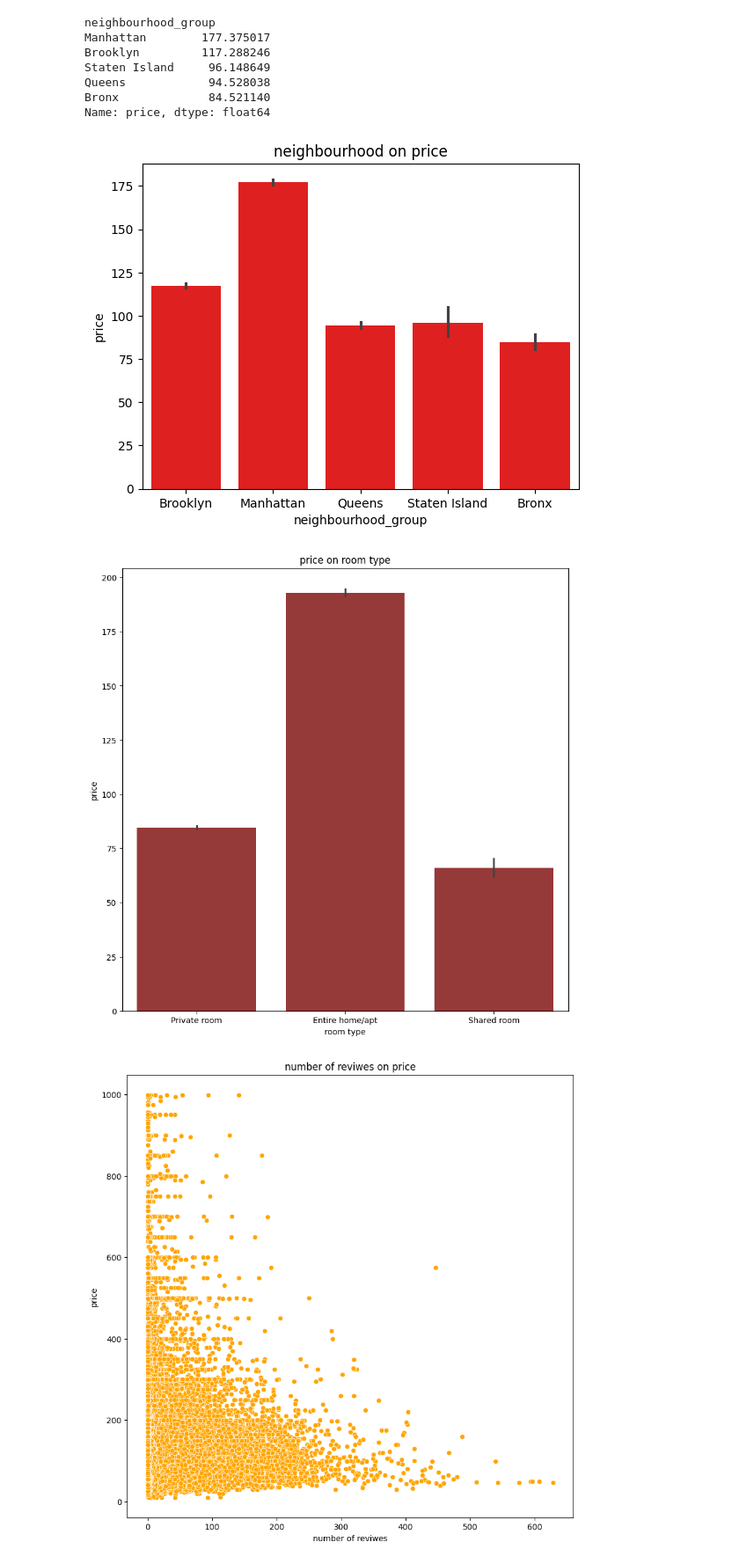
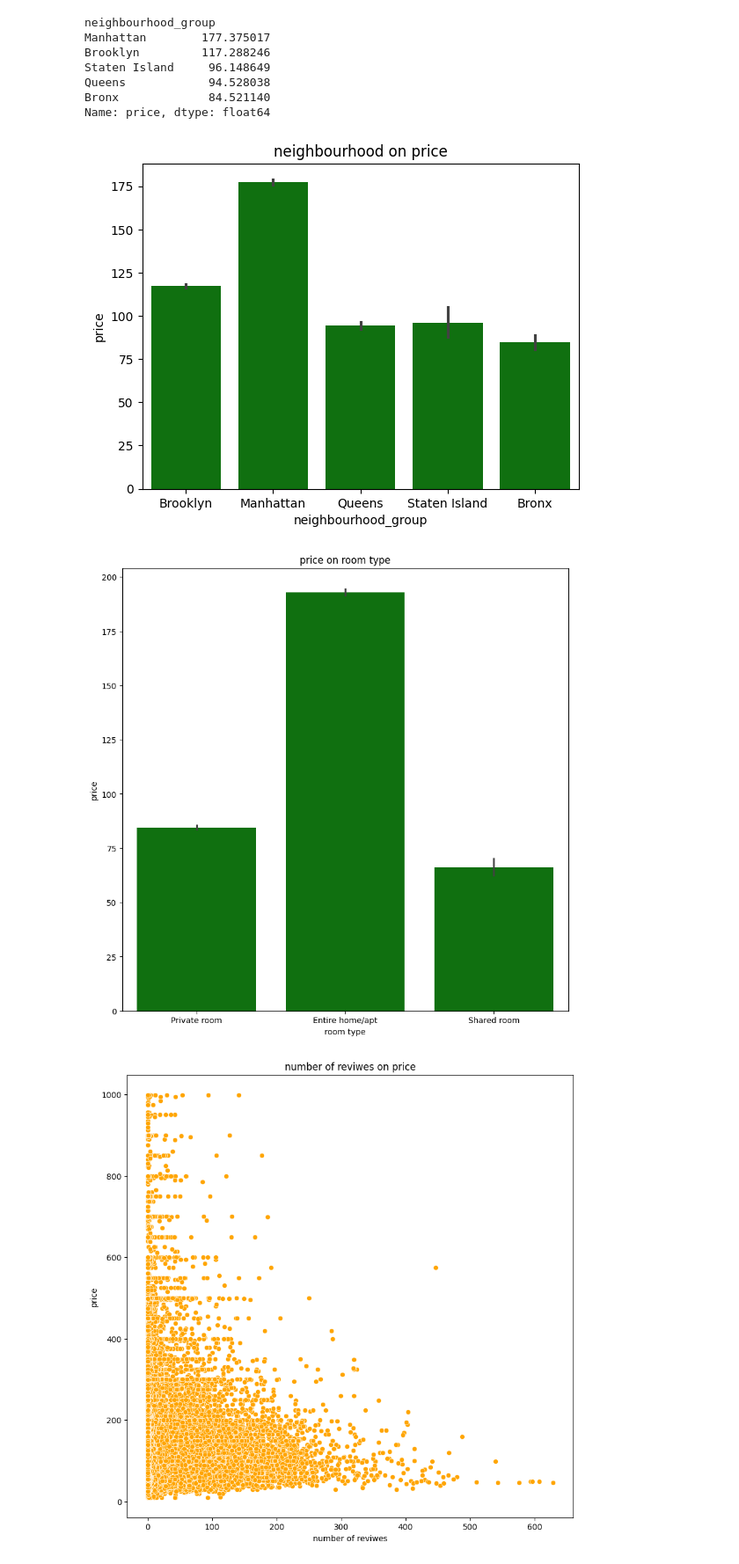
Before and after one commit to nikoomonemi/Airbnb-analysis, a Jupyter notebook: airbnb-1.ipynb, the cells around one changed output. Shown at 88% size. Cells and saved outputs as stored; diff of their text form; code cells hidden in the pictures.

```diff
--- a/airbnb-1.ipynb
+++ b/airbnb-1.ipynb
@@ -63,23 +63,23 @@ Bronx             84.521140
 Name: price, dtype: float64
 # %%
 #visualization of neighbourhood factor on price
-neighbourhood_chart = sns.barplot(data = list, x = "neighbourhood_group", y = "price", color = "red")
+neighbourhood_chart = sns.barplot(data = list, x = "neighbourhood_group", y = "price", color = "green")
 plt.title("neighbourhood on price")
 plt.xlabel("neighbourhood_group")
 plt.ylabel("price")
 plt.show()
 # %% [output]
-[figure, old version]
+[figure, new version]
 # %%
 #roomtype factor
 plt.figure(figsize=(10,10))
-roomtype_afect = sns.barplot(data = list, x="room_type", y= "price", color = "brown")
+roomtype_afect = sns.barplot(data = list, x="room_type", y= "price", color = "green")
 plt.title("price on room type")
 plt.xlabel("room type")
 plt.ylabel("price")
 plt.show()
 # %% [output]
-[figure, old version]
+[figure, new version]
 # %%
 # count of reviwe factor
 plt.figure(figsize=(10,10))
```
Also changed, not shown: parts of 13 cells of this notebook.
